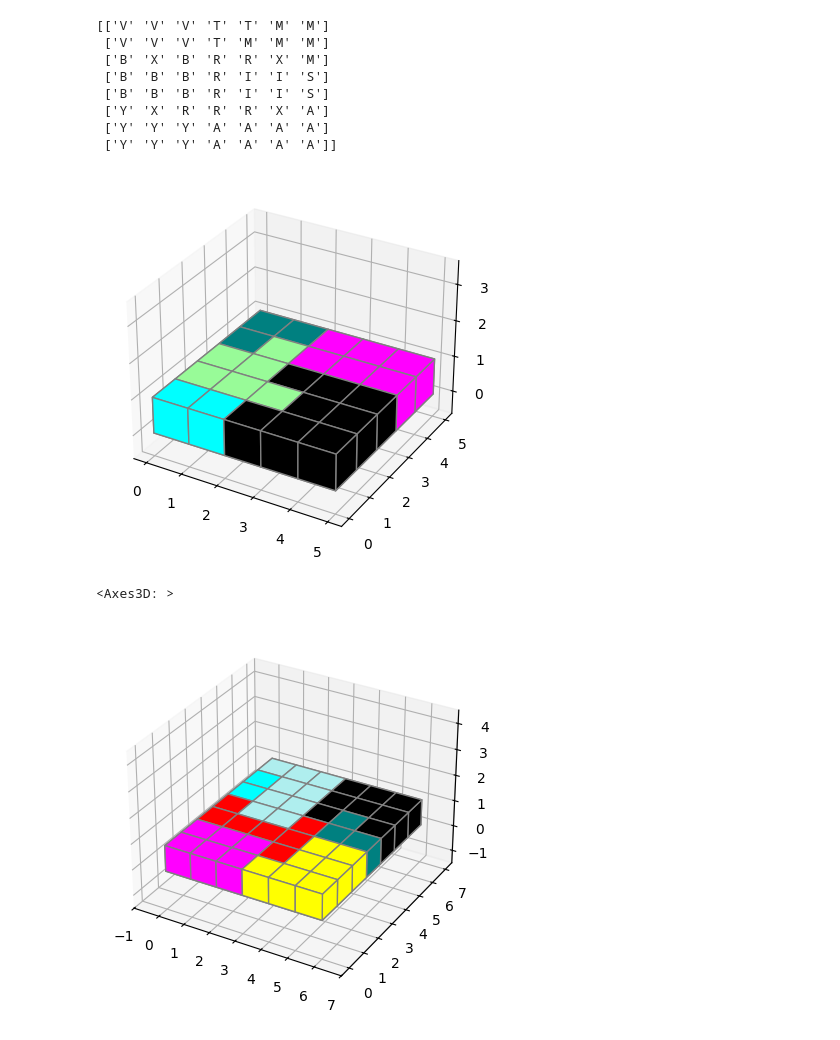
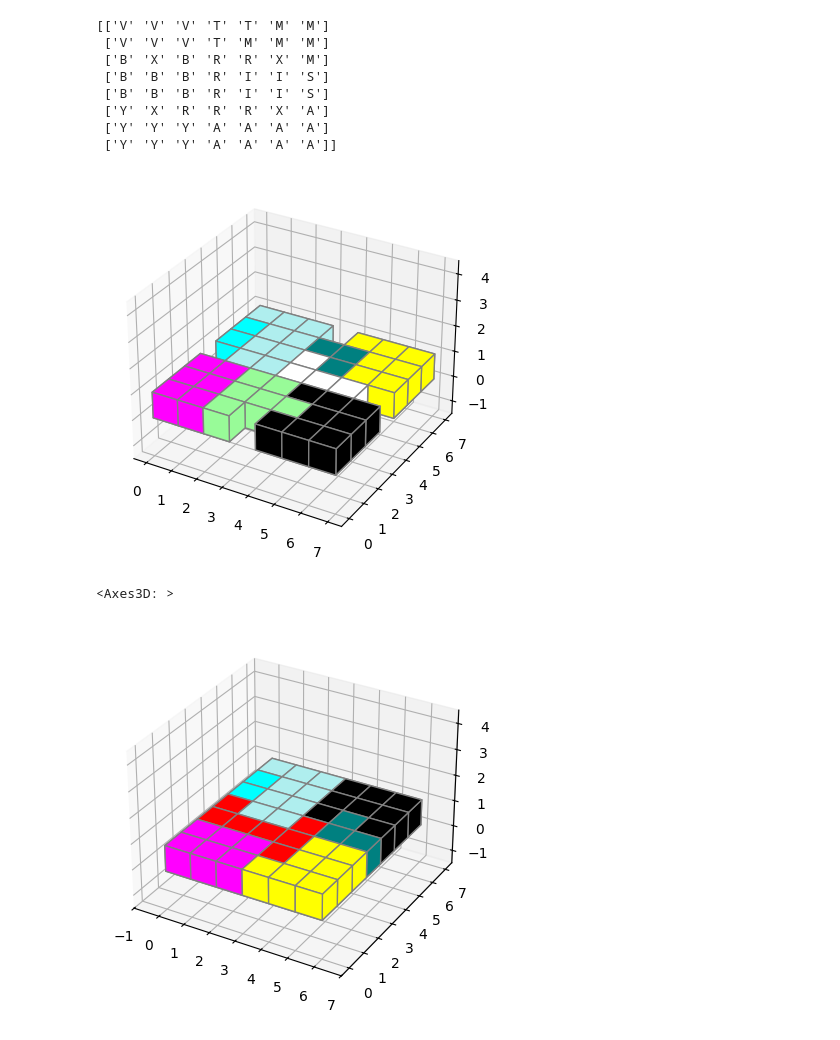
Before and after one commit to pdornian/cat_stax_solver, a Jupyter notebook: sandbox.ipynb, the cells around one changed output. Saved outputs shown, nothing was run; the diff lists cells and outputs as text; code cells hidden in the pictures.

Commit message:
changed init_puzzle_grid to be slice based, added grids for all one layer puzzles

```diff
--- a/sandbox.ipynb
+++ b/sandbox.ipynb
@@ -104,9 +115,9 @@ def plot_puzzle(solved_puzzle, is_2d=True, colour_map = colour_map, az=0):
 
     return ax
 # %%
-plot_puzzle(grid1)
+plot_puzzle(solved_grid)
 # %% [output]
-[figure, old version]
+[figure, new version]
 <Axes3D: >
 # %%
 plot_puzzle(grid5)
```
Also changed, not shown: parts of 3 cells of this notebook, 1 other file.
